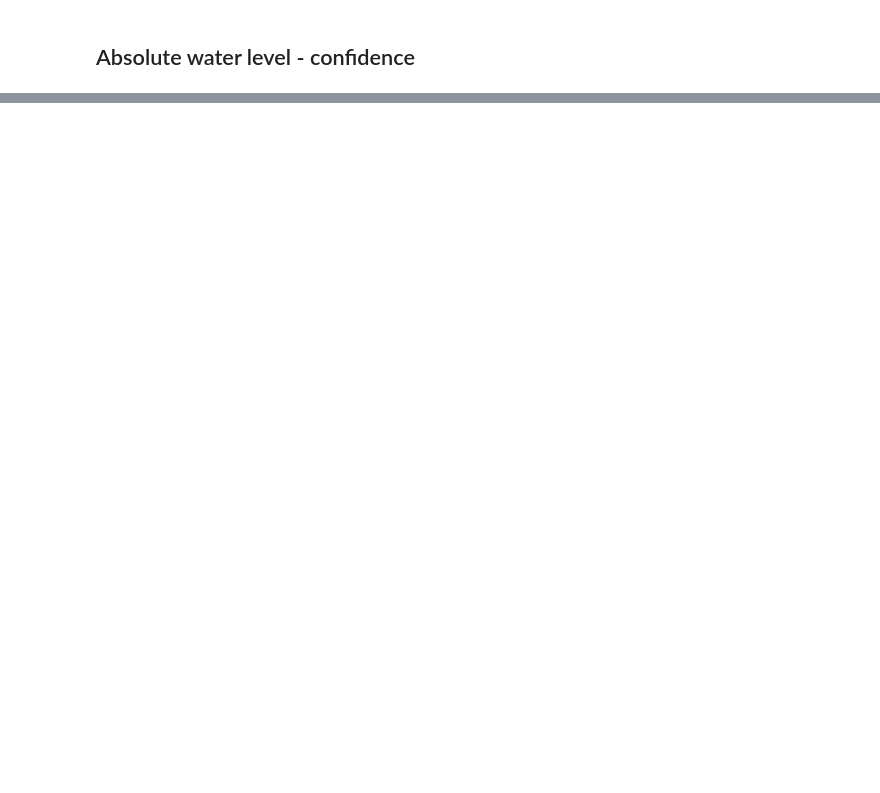
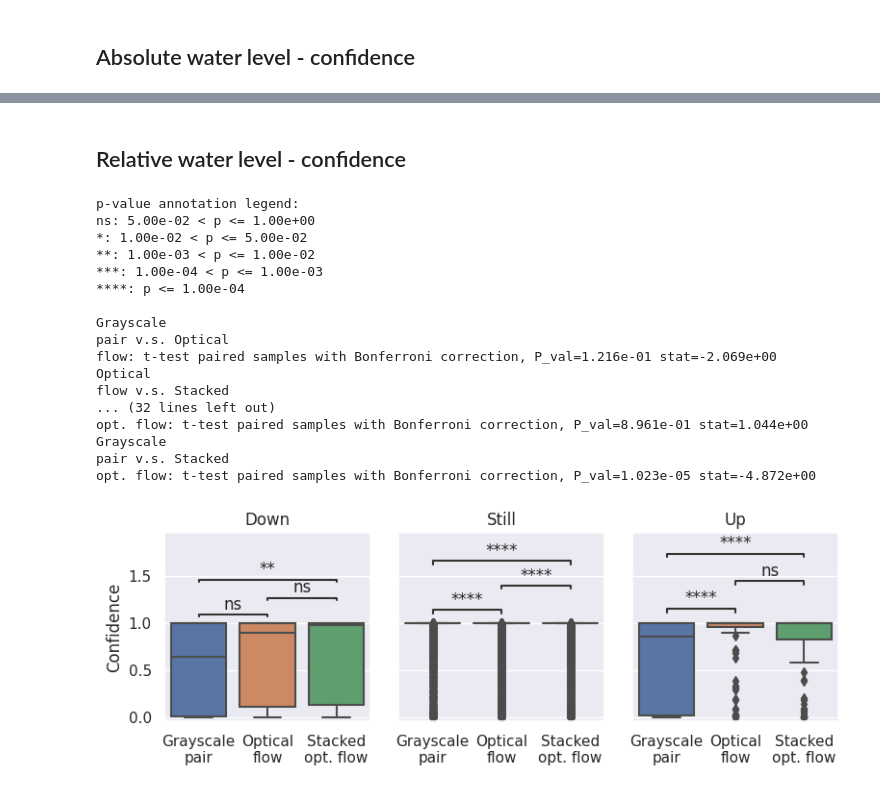
Before and after one commit to cmranieri/flood-detection, a Jupyter notebook: src/analyse_results.ipynb, the cells around one changed output, grey strips where cells are left out. Saved outputs shown, nothing was run; the diff lists cells and outputs as text; code cells hidden in the pictures; blank space fills up the shorter version.

Commit message:
first tests

```diff
--- a/src/analyse_results.ipynb
+++ b/src/analyse_results.ipynb
@@ -430,0 +493,2 @@ for i, base_path in enumerate(base_paths):
+# %% [markdown]
+## Relative water level - confidence
@@ -430,0 +518,43 @@ for i, base_path in enumerate(base_paths):
+# %%
+fig, axs = plt.subplots(nrows=1, ncols=3, sharey=True, figsize=(8,3))
+
+for i, level in enumerate(lbl_names):
+    df_level = df_melt[df_melt['Ground truth']==i]
+    sns.boxplot(ax=axs[i], data=df_level, x='Modality', y='Confidence')
+    axs[i].set_title(level)
+    axs[i].set_xlabel('')
+    box_pairs=[('Grayscale\npair', 'Optical\nflow'),
+               ('Optical\nflow', 'Stacked\nopt. flow'),
+               ('Grayscale\npair','Stacked\nopt. flow')]
+    test_results = add_stat_annotation(axs[i],
+                                       data=df_level, x='Modality', y='Confidence',
+                                       box_pairs=box_pairs,
+                                       test='t-test_paired',
+                                       text_format='star',
+                                       loc='inside', verbose=2)
+
+axs[1].set_ylabel('')
+axs[2].set_ylabel('')
+
+fig.tight_layout()
+fig.savefig(os.path.join('..','results','confidence_rel.pdf'))
+plt.show()
+# %% [output]
+p-value annotation legend:
+ns: 5.00e-02 < p <= 1.00e+00
+*: 1.00e-02 < p <= 5.00e-02
+**: 1.00e-03 < p <= 1.00e-02
+***: 1.00e-04 < p <= 1.00e-03
+****: p <= 1.00e-04
+
+Grayscale
+pair v.s. Optical
+flow: t-test paired samples with Bonferroni correction, P_val=1.216e-01 stat=-2.069e+00
+Optical
+flow v.s. Stacked
+... (32 lines left out)
+opt. flow: t-test paired samples with Bonferroni correction, P_val=8.961e-01 stat=1.044e+00
+Grayscale
+pair v.s. Stacked
+opt. flow: t-test paired samples with Bonferroni correction, P_val=1.023e-05 stat=-4.872e+00
+[figure, added]
```
Also changed, not shown: parts of 12 cells of this notebook, 6 other files.
